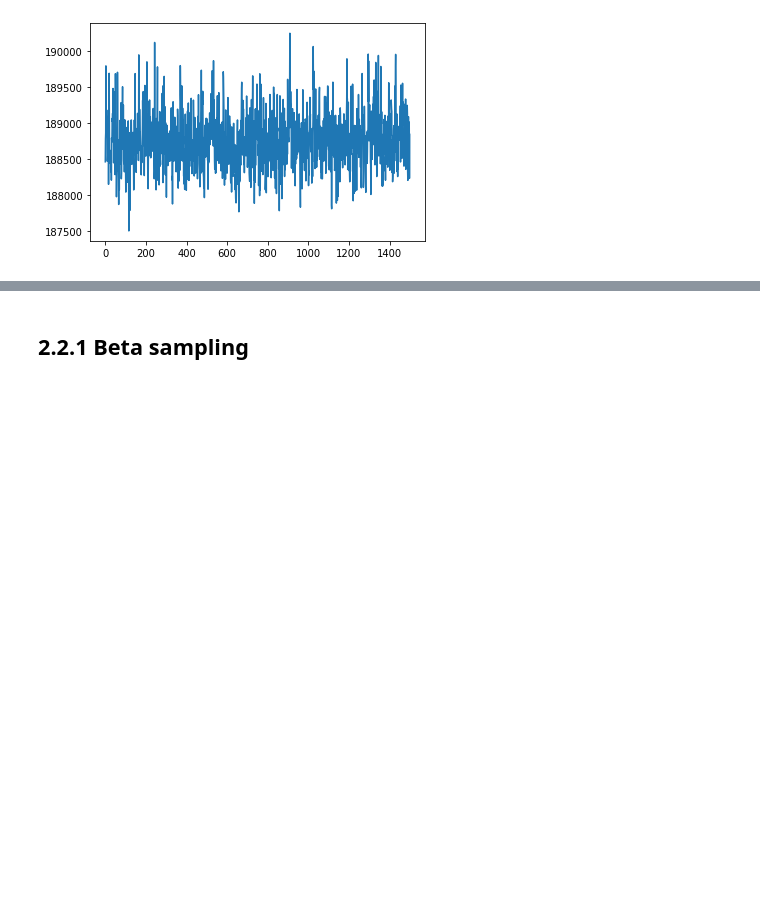
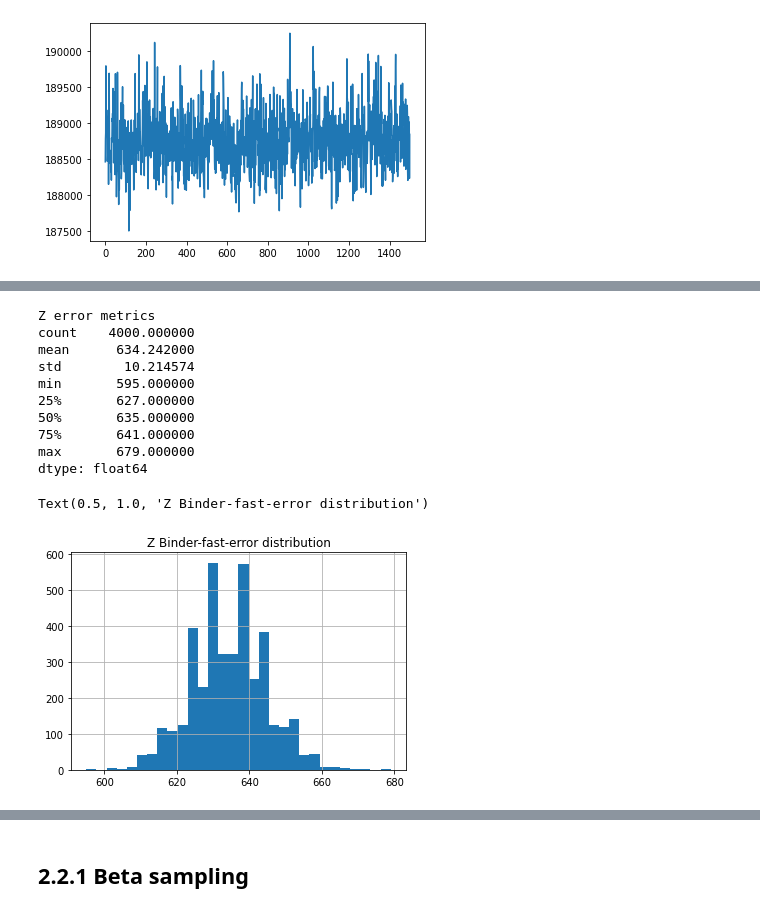
Before and after one commit to fpjaa/BAY-STATS-Project-ABDPPS, a Jupyter notebook: 2021-11-22_Prototype.ipynb, the cells around one changed output, grey strips where cells are left out. Cells and saved outputs as stored; diff of their text form; code cells hidden in the pictures; blank space fills up the shorter version.

```diff
--- a/2021-11-22_Prototype.ipynb
+++ b/2021-11-22_Prototype.ipynb
@@ -829,3 +806,15 @@ errors.plot()  # See if we still have a caterpillar
 # %% [output]
 <AxesSubplot:>
 [figure]
+# %%
+%%time
+# Check that the Sampler works properly (This will take forever)
+errors = []
+
+burn_in = 1000
+for i in range(5000):
+    Z_sample_old = Z_sample.copy()
+    E_sample_old = E_sample.copy()
+    Z_sample, E_sample, C_sample = MC_sample_Z(Z_sample, W_copy, Theta_copy, B_copy, E_sample, C_sample)
+    if i >= burn_in:
+        errors.append(binder_loss_fast(Z_sample, test_data.Z))  # Computing Binder loss
@@ -831,0 +824,20 @@ errors.plot()  # See if we still have a caterpillar
+# %%
+# Error will always be positive and integer, but is it skewed to the left?
+errors = pd.Series(errors)
+print("Z error metrics")
+print(errors.describe())
+errors.hist(bins=30)
+plt.title('Z Binder-fast-error distribution')
+# %% [output]
+Z error metrics
+count    4000.000000
+mean      634.242000
+std        10.214574
+min       595.000000
+25%       627.000000
+50%       635.000000
+75%       641.000000
+max       679.000000
+dtype: float64
+Text(0.5, 1.0, 'Z Binder-fast-error distribution')
+[figure, added]
```
Also changed, not shown: parts of 12 cells of this notebook.
